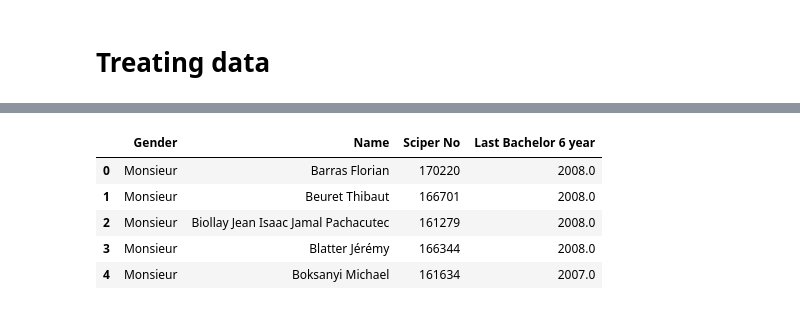
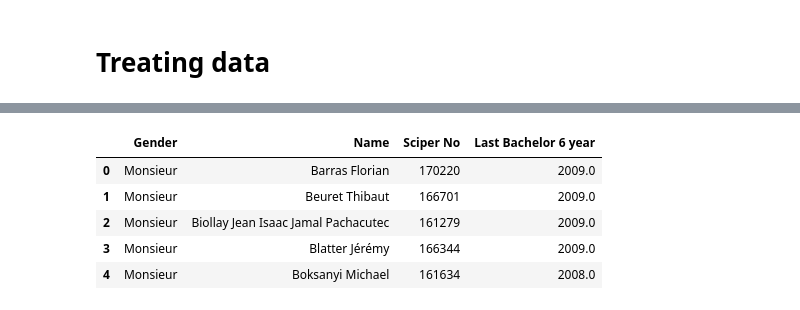
Before and after one commit to nathanquinteiro/ADA-Homework, a Jupyter notebook: 02 - Data from the Web/Data from the Web.ipynb, the cells around one changed output, grey strips where cells are left out. Cells and saved outputs as stored; diff of their text form; code cells hidden in the pictures.

```diff
--- a/02 - Data from the Web/Data from the Web.ipynb
+++ b/02 - Data from the Web/Data from the Web.ipynb
@@ -177,0 +232,8 @@ Bachelor6_data = getAllData(2007, 2016, 'Bachelor semestre 6')
+# %%
+def setDate(data):
+    for column in data:
+        year = float(column.split("-")[0])
+        data[column]= data[column].replace("Présent", year, regex=True)
+        data[column]= data[column].replace("Congé", year, regex=True)
+        data[column]= data[column].replace("Attente", year, regex=True)
+    return data
@@ -220,21 +298,20 @@ bch5_final.head()
 # %%
-cp = Bachelor6_data.copy()
-cp = cp.drop(cp.columns[[0,1,2]], axis=1)
-for column in cp.columns[0:]:
-    year = float(column.split("-")[0])
-    cp[column]= cp[column].replace("Présent", year, regex=True)
-    cp[column]= cp[column].replace("Congé", year, regex=True)
-    cp[column]= cp[column].replace("Attente", year, regex=True)
+#Take only years column
+bach6 = Bachelor6_data.copy()
+bach6 = bach6.drop(bach6.columns[[0,1,2]], axis=1)
 
-cp = cp.max(axis=1)
+#Replace Presence/absence with the year and get the minimum, add 1 year because semester 6 starts in spring
+bach6Year = setDate(bach6).max(axis=1)
+bach6Year = bach6Year + pd.Series(len(bach6Year)*[1])
 
-bch6_final = pd.concat((Bachelor6_data.drop(Bachelor6_data.columns[3:], axis=1), cp.to_frame()), axis=1)
+#Merge the minimum with the Gender/Name/Sciper columns
+bch6_final = pd.concat((Bachelor6_data.drop(Bachelor6_data.columns[3:], axis=1), bach6Year.to_frame()), axis=1)
 bch6_final.columns = [['Gender', 'Name', 'Sciper No', 'Last Bachelor 6 year']]
 bch6_final.head()
 # %% [output]
 |  | Gender | Name | Sciper No | Last Bachelor 6 year |
-| 0 | Monsieur | Barras Florian | 170220 | 2008.0 |
-| 1 | Monsieur | Beuret Thibaut | 166701 | 2008.0 |
-| 2 | Monsieur | Biollay Jean Isaac Jamal Pachacutec | 161279 | 2008.0 |
-| 3 | Monsieur | Blatter Jérémy | 166344 | 2008.0 |
-| 4 | Monsieur | Boksanyi Michael | 161634 | 2007.0 |
+| 0 | Monsieur | Barras Florian | 170220 | 2009.0 |
+| 1 | Monsieur | Beuret Thibaut | 166701 | 2009.0 |
+| 2 | Monsieur | Biollay Jean Isaac Jamal Pachacutec | 161279 | 2009.0 |
+| 3 | Monsieur | Blatter Jérémy | 166344 | 2009.0 |
+| 4 | Monsieur | Boksanyi Michael | 161634 | 2008.0 |
```
Also changed, not shown: parts of 36 cells of this notebook.
